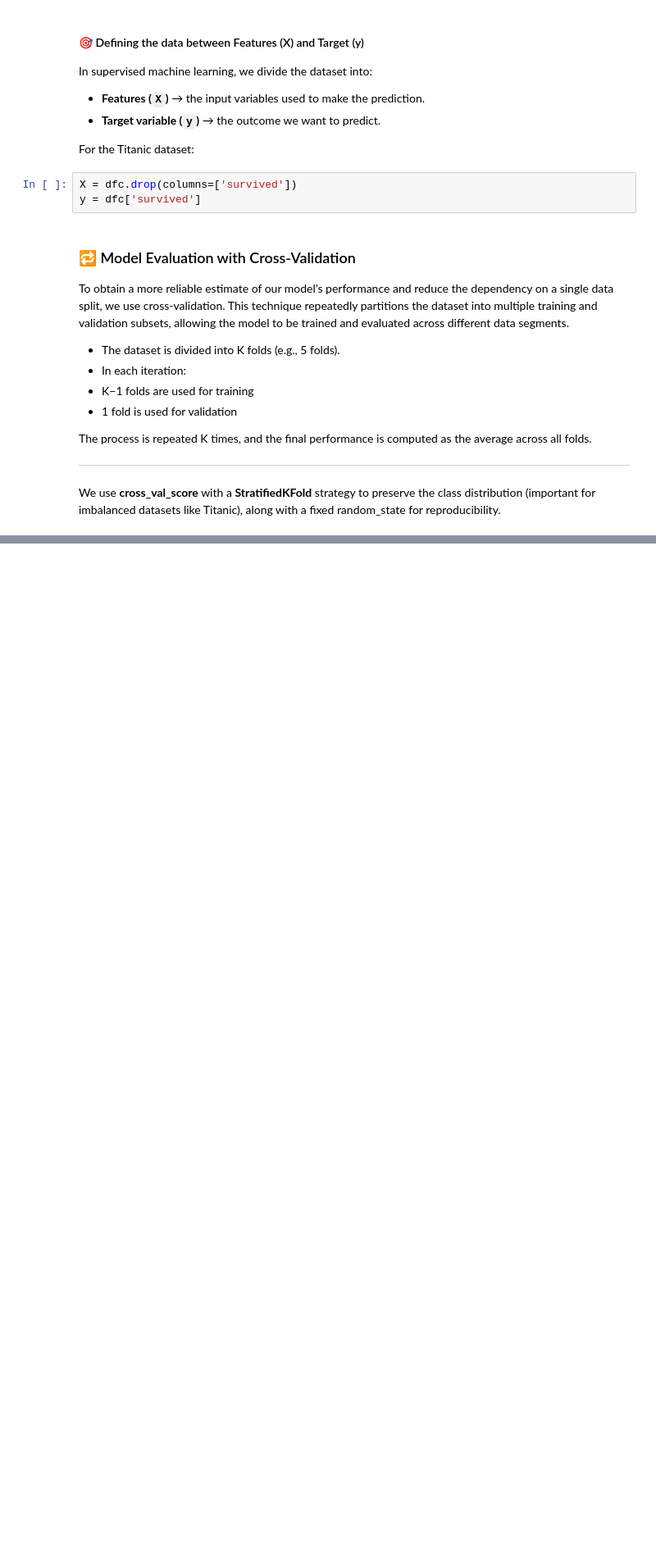
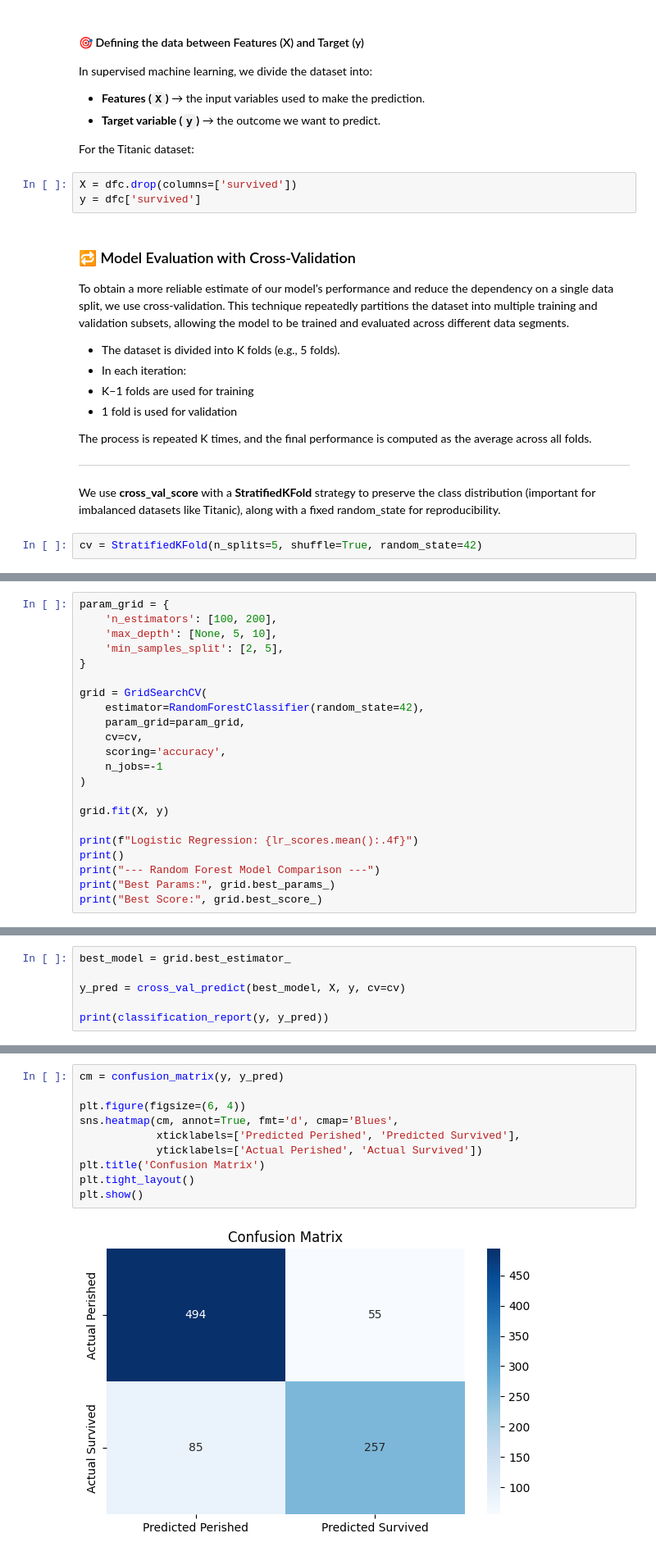
Before and after one commit to MaykInvest/Titanic-analysis, a Jupyter notebook: analysis.ipynb, the cells around one changed output, grey strips where cells are left out. Shown at 82% size. Saved outputs shown, nothing was run; the diff lists cells and outputs as text; blank space fills up the shorter version.

Commit message:
did a cross validation between logistic and random forest and evaluate the model and conclude that after tuned is better

```diff
--- a/analysis.ipynb
+++ b/analysis.ipynb
@@ -542,3 +544,5 @@ The process is repeated K times, and the final performance is computed as the av
 ----
 
 We use **cross_val_score** with a **StratifiedKFold** strategy to preserve the class distribution (important for imbalanced datasets like Titanic), along with a fixed random_state for reproducibility.
+# %%
+cv = StratifiedKFold(n_splits=5, shuffle=True, random_state=42)
@@ -544,0 +582,22 @@ We use **cross_val_score** with a **StratifiedKFold** strategy to preserve the c
+# %%
+param_grid = {
+    'n_estimators': [100, 200],
+    'max_depth': [None, 5, 10],
+    'min_samples_split': [2, 5],
+}
+
+grid = GridSearchCV(
+    estimator=RandomForestClassifier(random_state=42),
+    param_grid=param_grid,
+    cv=cv,
+    scoring='accuracy',
+    n_jobs=-1
+)
+
+grid.fit(X, y)
+
+print(f"Logistic Regression: {lr_scores.mean():.4f}")
+print()
+print("--- Random Forest Model Comparison ---")
+print("Best Params:", grid.best_params_)
+print("Best Score:", grid.best_score_)
@@ -544,0 +612,6 @@ We use **cross_val_score** with a **StratifiedKFold** strategy to preserve the c
+# %%
+best_model = grid.best_estimator_
+
+y_pred = cross_val_predict(best_model, X, y, cv=cv)
+
+print(classification_report(y, y_pred))
@@ -544,0 +627,12 @@ We use **cross_val_score** with a **StratifiedKFold** strategy to preserve the c
+# %%
+cm = confusion_matrix(y, y_pred)
+
+plt.figure(figsize=(6, 4))
+sns.heatmap(cm, annot=True, fmt='d', cmap='Blues',
+            xticklabels=['Predicted Perished', 'Predicted Survived'],
+            yticklabels=['Actual Perished', 'Actual Survived'])
+plt.title('Confusion Matrix')
+plt.tight_layout()
+plt.show()
+# %% [output]
+[figure, added]
```
Also changed, not shown: parts of 14 cells of this notebook, 2 other files.
